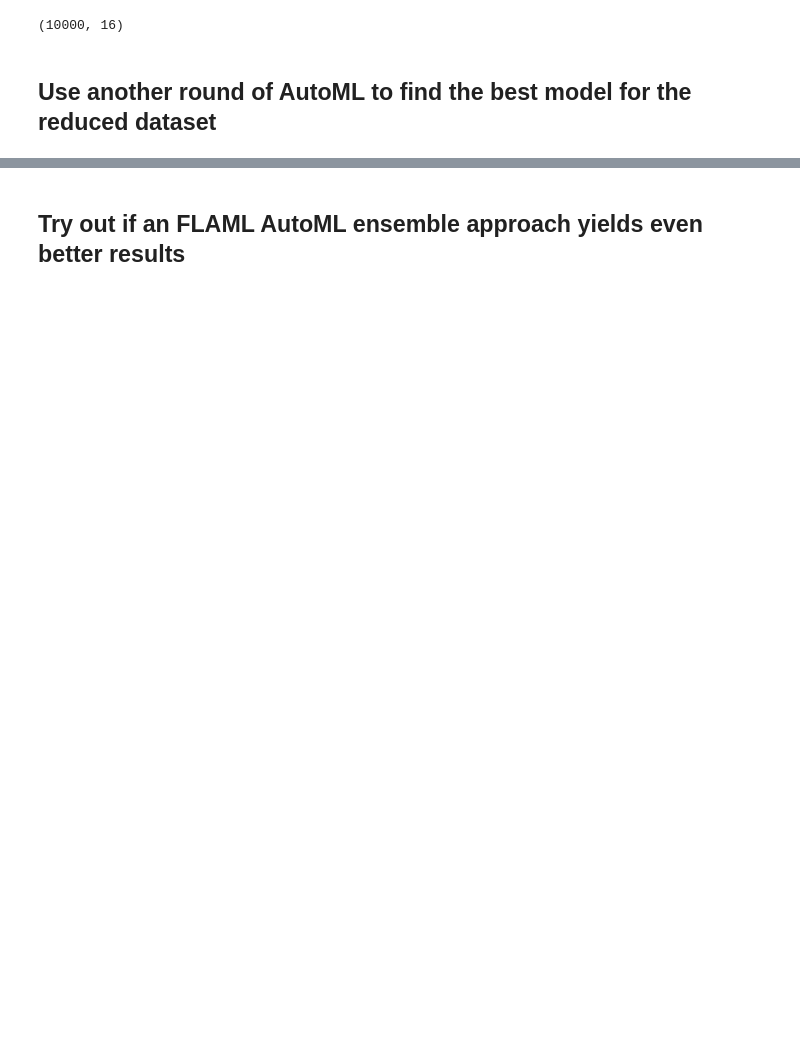
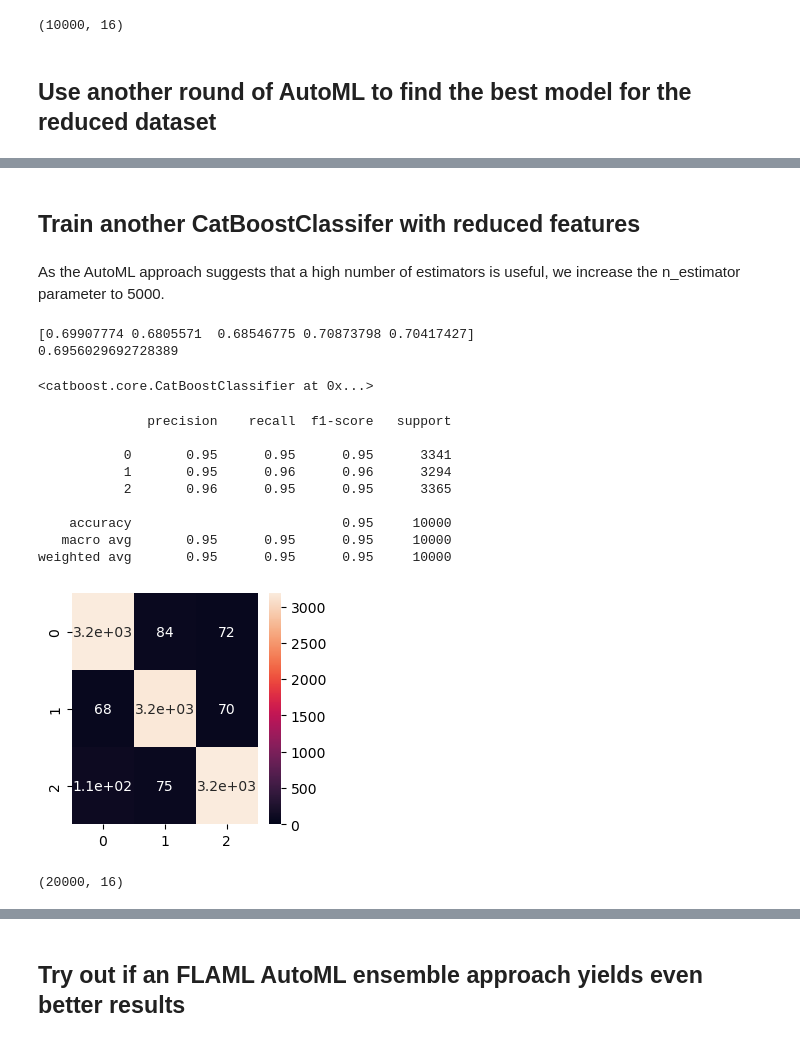
Before and after one commit to g-ammer/supervised_ML_competition, a Jupyter notebook: notebooks/supervisedml-data-challenge.ipynb, the cells around one changed output, grey strips where cells are left out. Cells and saved outputs as stored; diff of their text form; code cells hidden in the pictures; blank space fills up the shorter version.

```diff
--- a/notebooks/supervisedml-data-challenge.ipynb
+++ b/notebooks/supervisedml-data-challenge.ipynb
@@ -225,0 +286,48 @@ sns.heatmap(cf, annot=True);
+# %% [markdown]
+## Train another CatBoostClassifer with reduced features
+# %% [markdown]
+As the AutoML approach suggests that a high number of estimators is useful, we increase the n_estimator parameter to 5000.
+# %%
+model_Cat_red = CatBoostClassifier(
+                                early_stopping_rounds = 20,
+                                learning_rate = 0.025,
+                                n_estimators = 5000,
+                                thread_count = -1,
+                                verbose = False,
+                                random_seed = 23
+                                )
+# %%
+cv_model_Cat_red = cross_val_score(model_Cat_red, X_train_red, y_train, cv = 5, scoring='f1_macro')
+print(cv_model_Cat_red)
+print(np.mean(cv_model_Cat_red))
+# %% [output]
+[0.69907774 0.6805571  0.68546775 0.70873798 0.70417427]
+0.6956029692728389
+# %%
+model_Cat_red.fit(X_train_red, y_train)
+# %% [output]
+<catboost.core.CatBoostClassifier at 0x...>
+# %%
+pred_model_Cat_red = model_Cat_red.predict(X_train_red)
+cf = confusion_matrix(y_train, pred_model_Cat_red)
+print(classification_report(y_train, pred_model_Cat_red))
+
+fig, ax = plt.subplots(figsize=(3,3))
+sns.heatmap(confusion_matrix(y_train, pred_model_Cat_red), annot=True, vmin=0, ax=ax)
+plt.show()
+# %% [output]
+              precision    recall  f1-score   support
+
+           0       0.95      0.95      0.95      3341
+           1       0.95      0.96      0.96      3294
+           2       0.96      0.95      0.95      3365
+
+    accuracy                           0.95     10000
+   macro avg       0.95      0.95      0.95     10000
+weighted avg       0.95      0.95      0.95     10000
+[figure, added]
+# %%
+X_test_red = X_test.iloc[:,feats['selected_features']]
+X_test_red.shape
+# %% [output]
+(20000, 16)
```
Also changed, not shown: parts of 48 cells of this notebook, 22 other files.
